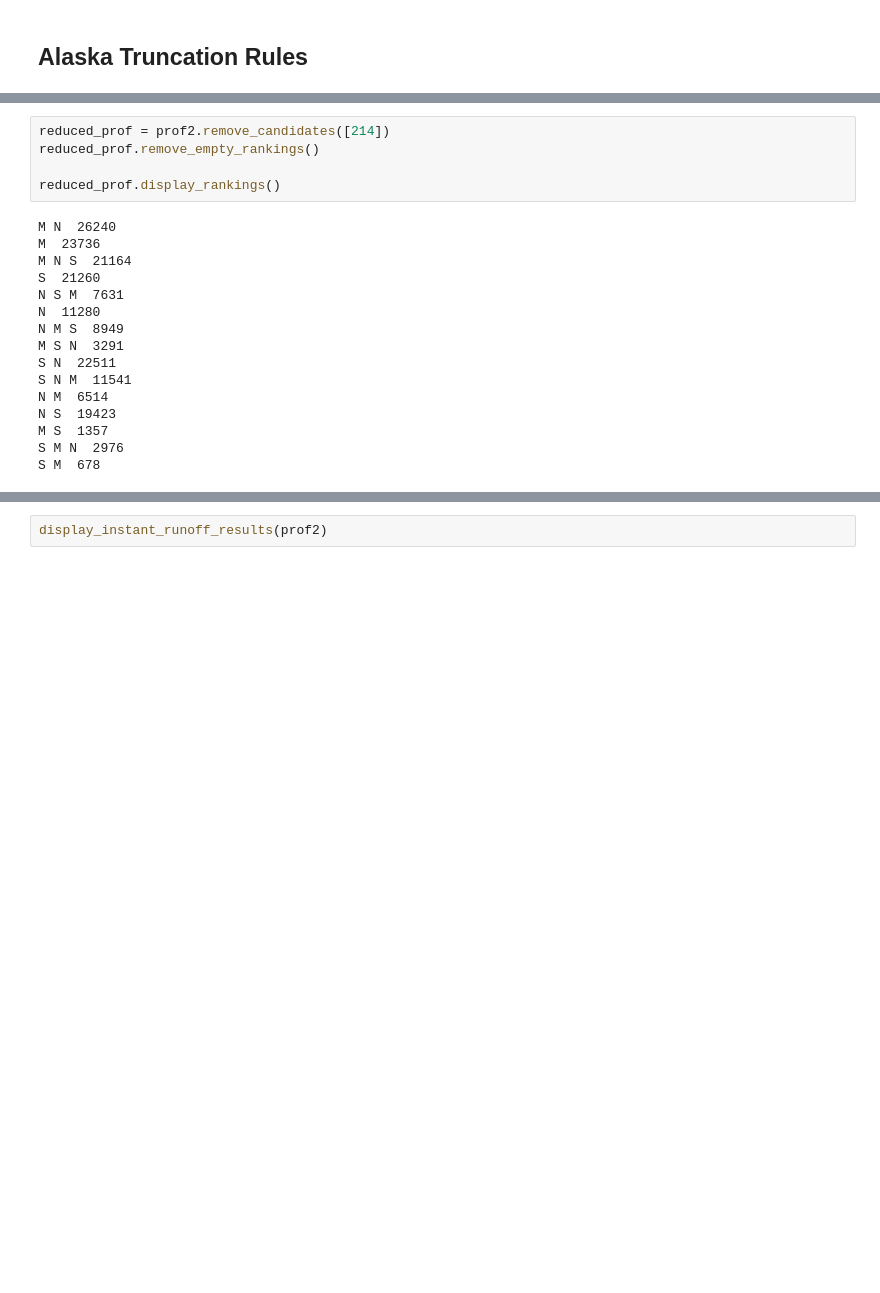
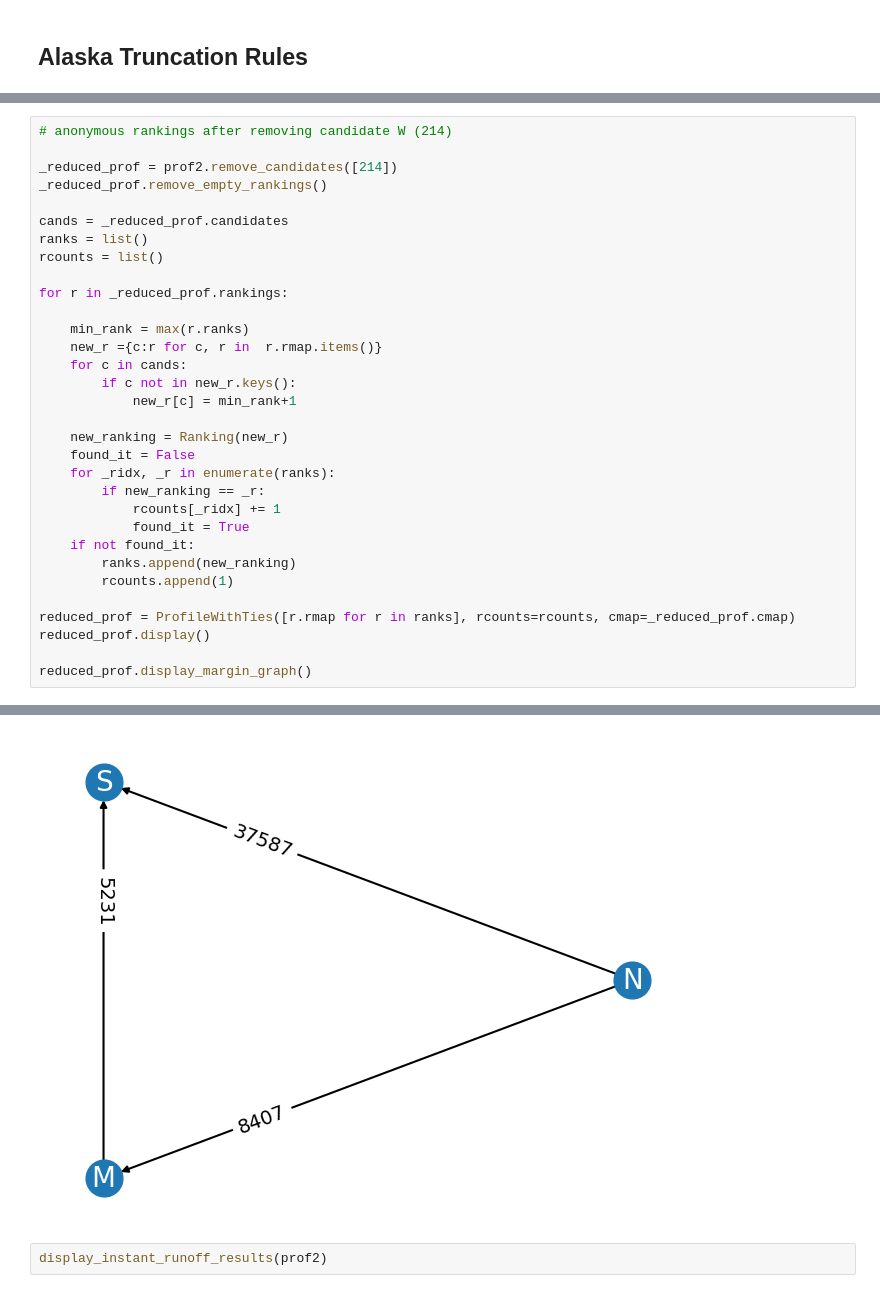
Before and after one commit to voting-tools/election-analysis, a Jupyter notebook: alaska_2022.ipynb, the cells around one changed output, grey strips where cells are left out. Drawn from its saved outputs; the diff is of its cells as text; blank space fills up the shorter version.

Commit message:
Display anonymous profile

```diff
--- a/alaska_2022.ipynb
+++ b/alaska_2022.ipynb
@@ -303,21 +288,33 @@ W S M  23
-# %%
-reduced_prof = prof2.remove_candidates([214])
-reduced_prof.remove_empty_rankings()
-
-reduced_prof.display_rankings()
-# %% [output]
-M N  26240
-M  23736
-M N S  21164
-S  21260
-N S M  7631
-N  11280
-N M S  8949
-M S N  3291
-S N  22511
-S N M  11541
-N M  6514
-N S  19423
-M S  1357
-S M N  2976
-S M  678
+# %%
+# anonymous rankings after removing candidate W (214)
+
+_reduced_prof = prof2.remove_candidates([214])
+_reduced_prof.remove_empty_rankings()
+
+cands = _reduced_prof.candidates
+ranks = list()
+rcounts = list()
+
+for r in _reduced_prof.rankings:
+
+    min_rank = max(r.ranks)
+    new_r ={c:r for c, r in  r.rmap.items()}
+    for c in cands:
+        if c not in new_r.keys():
+            new_r[c] = min_rank+1
+
+    new_ranking = Ranking(new_r)
+    found_it = False
+    for _ridx, _r in enumerate(ranks):
+        if new_ranking == _r:
+            rcounts[_ridx] += 1
+            found_it = True
+    if not found_it:
+        ranks.append(new_ranking)
+        rcounts.append(1)
+
+reduced_prof = ProfileWithTies([r.rmap for r in ranks], rcounts=rcounts, cmap=_reduced_prof.cmap)
+reduced_prof.display()
+
+reduced_prof.display_margin_graph()
+# %% [output]
@@ -324,3 +328,4 @@ S M  678
+[figure, added]
 # %%
 display_instant_runoff_results(prof2)
 # %% [output]
```
Also changed, not shown: parts of 2 cells of this notebook.
